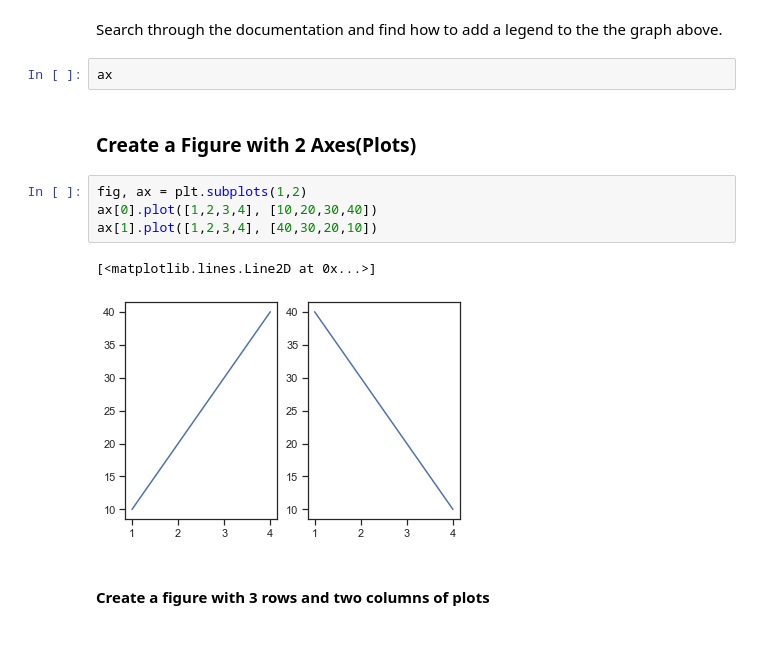
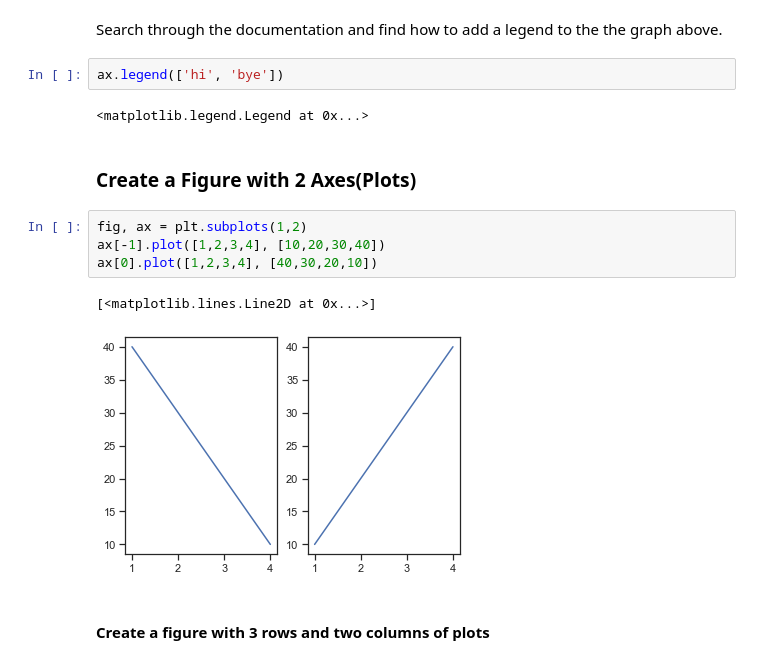
Before and after one commit to trevohearn/nyc-mhtn-ds-010620-lectures, a Jupyter notebook: week_2/day_1_mpl_1/Data_Visualizations_Matplotlib.ipynb, the cells around one changed output. Saved outputs shown, nothing was run; the diff lists cells and outputs as text.

```diff
--- a/week_2/day_1_mpl_1/Data_Visualizations_Matplotlib.ipynb
+++ b/week_2/day_1_mpl_1/Data_Visualizations_Matplotlib.ipynb
@@ -192,17 +206,19 @@ The documentation is extremely confusing and can be difficult to find what you a
 https://matplotlib.org/api/_as_gen/matplotlib.pyplot.html#module-matplotlib.pyplot
 # %% [markdown]
 Search through the documentation and find how to add a legend to the the graph above.
-# %%
-ax
+# %%
+ax.legend(['hi', 'bye'])
+# %% [output]
+<matplotlib.legend.Legend at 0x...>
 # %% [markdown]
 ### Create a Figure with 2 Axes(Plots)
 # %%
 fig, ax = plt.subplots(1,2)
-ax[0].plot([1,2,3,4], [10,20,30,40])
-ax[1].plot([1,2,3,4], [40,30,20,10])
+ax[-1].plot([1,2,3,4], [10,20,30,40])
+ax[0].plot([1,2,3,4], [40,30,20,10])
 # %% [output]
 [<matplotlib.lines.Line2D at 0x...>]
-[figure, old version]
+[figure, new version]
 # %% [markdown]
 #### Create a figure with 3 rows and two columns of plots
 # %%
```
Also changed, not shown: parts of 18 cells of this notebook, 2 other files.
